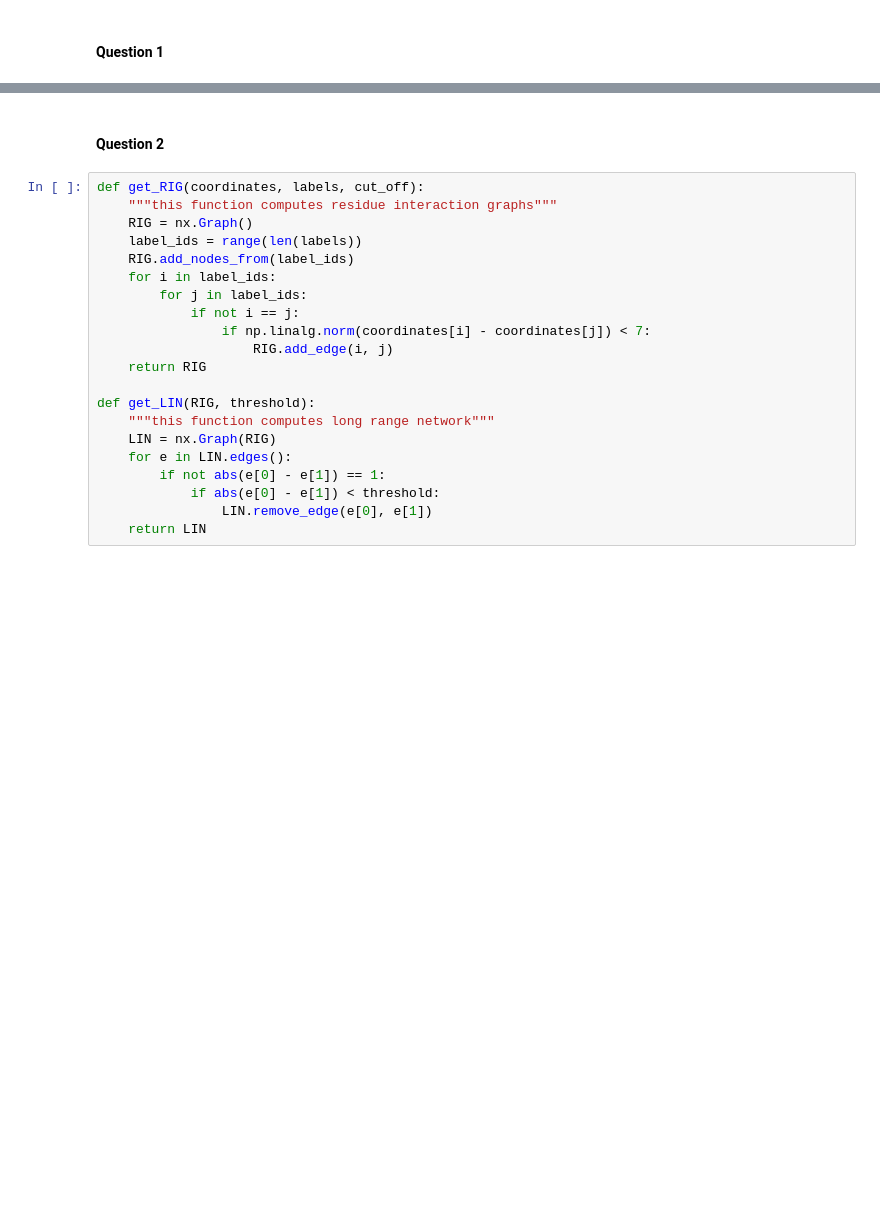
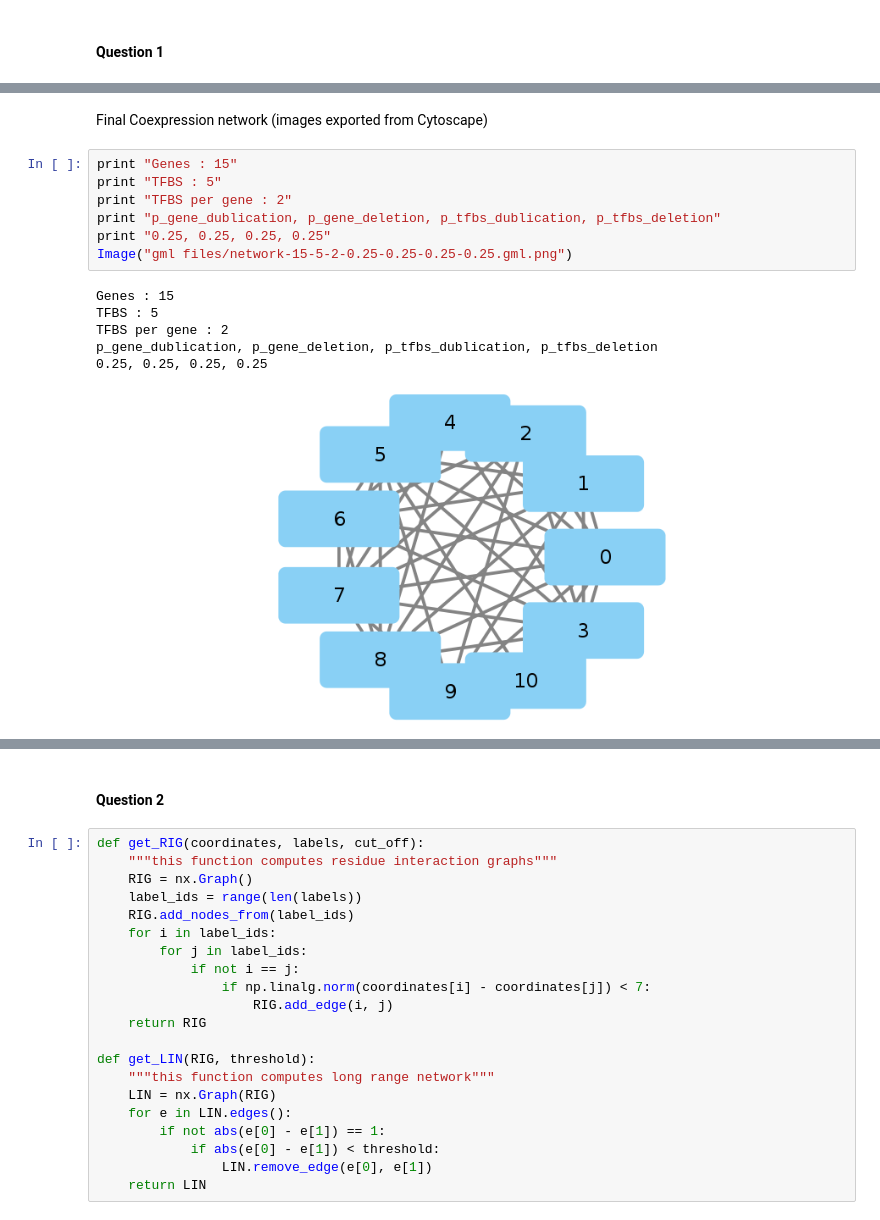
Before and after one commit to divyanshusrivastava/NetworkBio, a Jupyter notebook: Coding_Asg_03/Assignment_3.ipynb, the cells around one changed output, grey strips where cells are left out. Cells and saved outputs as stored; diff of their text form; blank space fills up the shorter version.

```diff
--- a/Coding_Asg_03/Assignment_3.ipynb
+++ b/Coding_Asg_03/Assignment_3.ipynb
@@ -126,0 +127,16 @@ gene_pool
+# %% [markdown]
+Final Coexpression network (images exported from Cytoscape)
+# %%
+print "Genes : 15"
+print "TFBS : 5"
+print "TFBS per gene : 2"
+print "p_gene_dublication, p_gene_deletion, p_tfbs_dublication, p_tfbs_deletion"
+print "0.25, 0.25, 0.25, 0.25"
+Image("gml files/network-15-5-2-0.25-0.25-0.25-0.25.gml.png")
+# %% [output]
+Genes : 15
+TFBS : 5
+TFBS per gene : 2
+p_gene_dublication, p_gene_deletion, p_tfbs_dublication, p_tfbs_deletion
+0.25, 0.25, 0.25, 0.25
+[figure, added]
```
Also changed, not shown: parts of 8 cells of this notebook, 10 other files.
